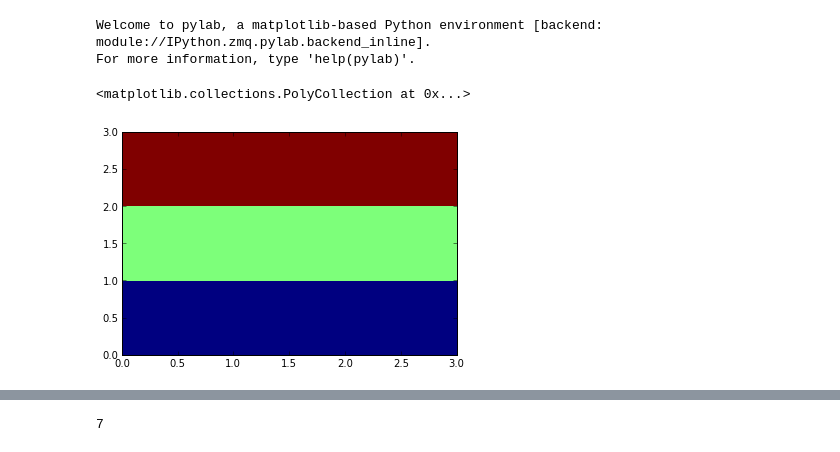
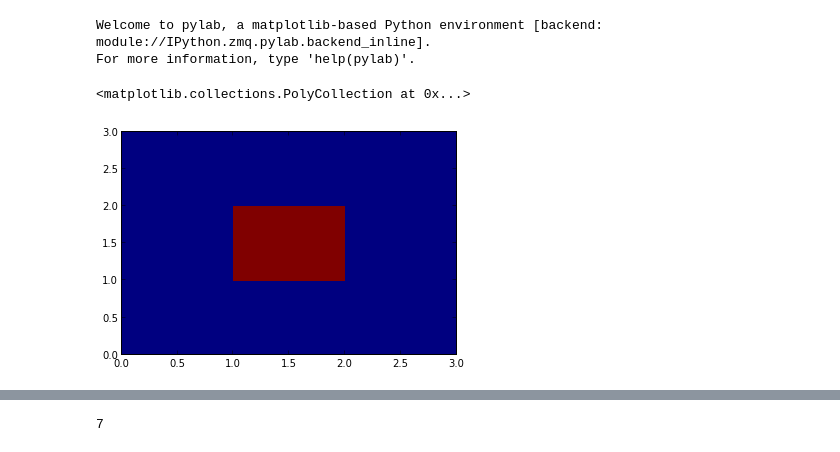
Before and after one commit to dIOGOLOC/cavalo, a Jupyter notebook: Projeto Tomografia.ipynb, the cells around one changed output, grey strips where cells are left out. Cells and saved outputs as stored; diff of their text form; code cells hidden in the pictures.

```diff
--- a/Projeto Tomografia.ipynb
+++ b/Projeto Tomografia.ipynb
@@ -9,11 +9,11 @@ import numpy as np
 import matplotlib.pyplot as plt
 # %%
 #Sendo pt=parâmetros verdadeiros
-pt=[6,6,6,8,8,8,10,10,10]
+pt=[3,3,3,3,10,3,3,3,3]
 plt.pcolor(np.reshape(pt,(3,3)))
 # %% [output]
 <matplotlib.collections.PolyCollection at 0x...>
-[figure, old version]
+[figure, new version]
 # %%
 #Declarando as variáveis:
 
```
Also changed, not shown: parts of 6 cells of this notebook.
